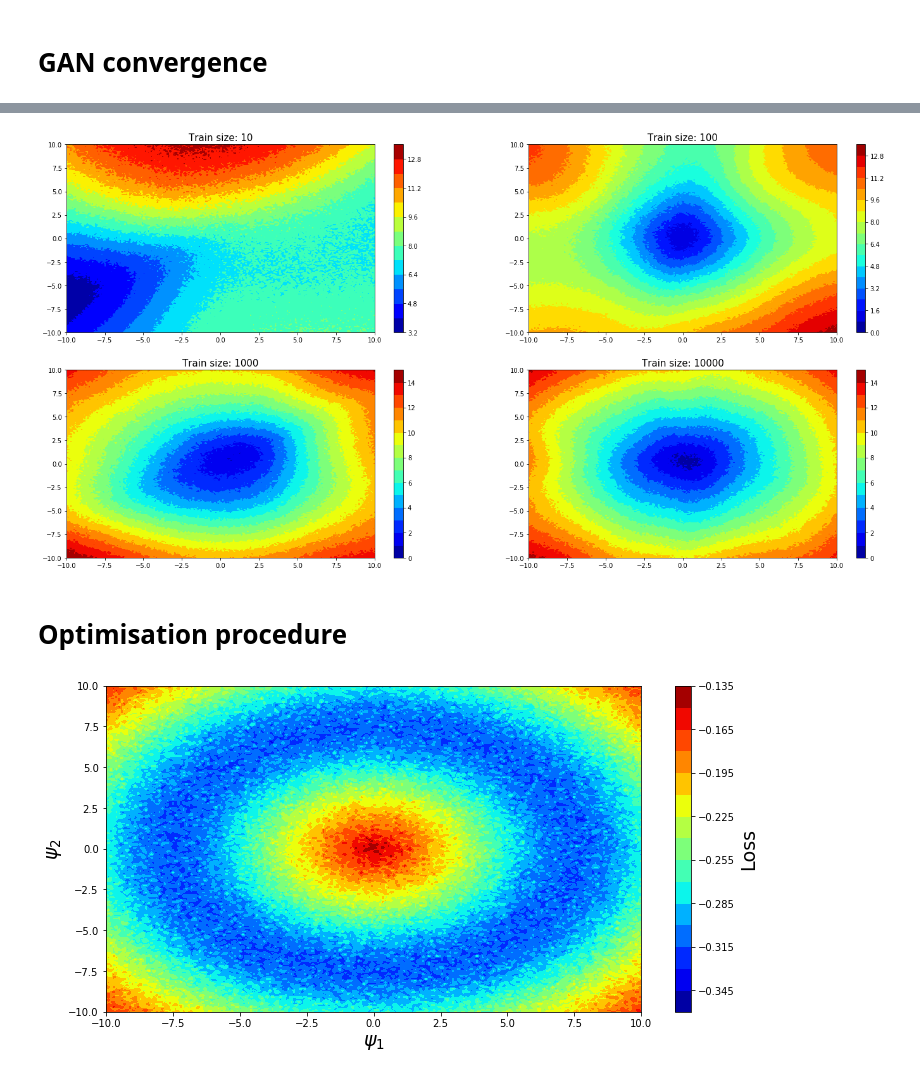
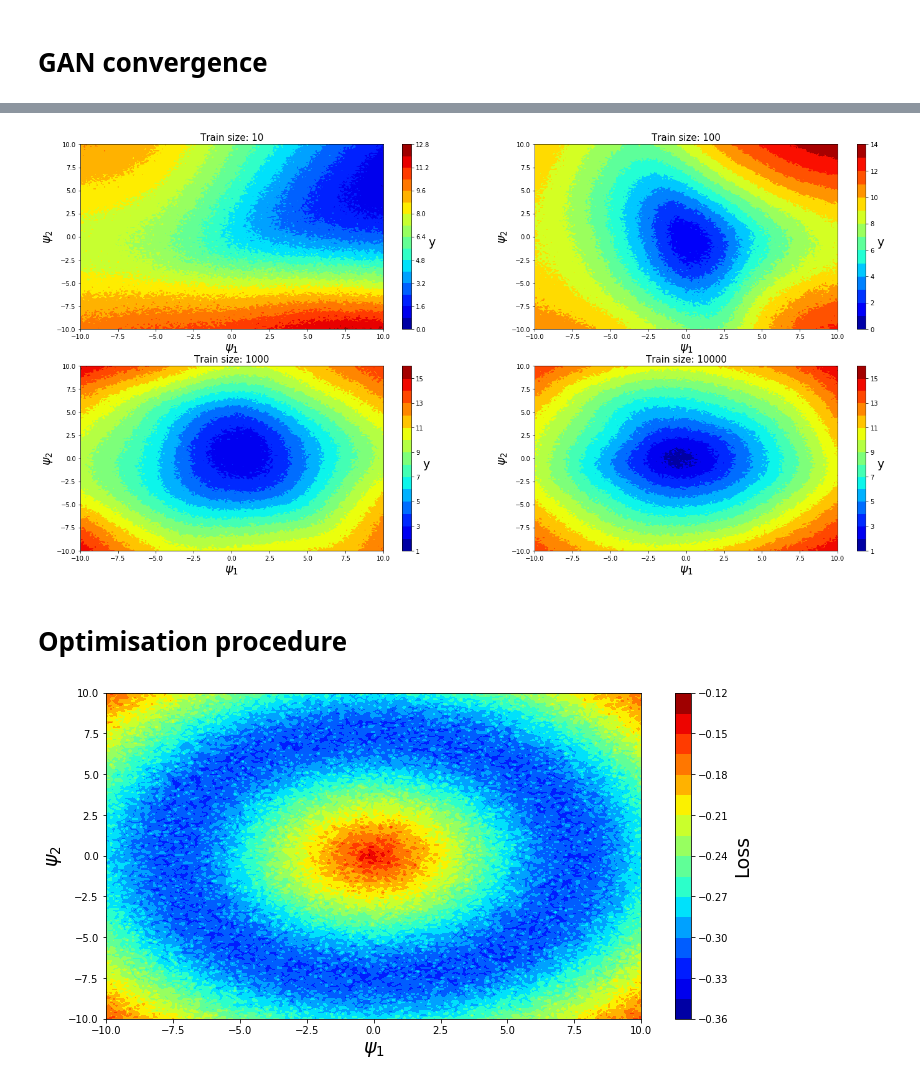
Before and after one commit to SchattenGenie/diff-surrogate, a Jupyter notebook: gan/2d_convergence_study.ipynb, the cells around one changed output, grey strips where cells are left out. Cells and saved outputs as stored; diff of their text form; code cells hidden in the pictures.

```diff
--- a/gan/2d_convergence_study.ipynb
+++ b/gan/2d_convergence_study.ipynb
@@ -41,14 +48,15 @@ def extract_metrics(exp, hyper_params, metrics, mask):
 #mask = list(np.arange(0, 20)) + [50] + [100]
 mask = list(np.arange(1000))
 # %%
-metrics = defaultdict(lambda : defaultdict(list))
-for experiment in comet_api.get("shir994/2d-convergence/"):
-    hyper_params = {}
-    for param in experiment.parameters:
-        hyper_params[param["name"]] = param["valueMin"]
-    if hyper_params['num_epochs'] == '1000' and\
-       hyper_params['TASK'] == '5':
-        extract_metrics(experiment, hyper_params, metrics[hyper_params['data_size'] + "_" + hyper_params['TASK']], mask)
+# metrics = defaultdict(lambda : defaultdict(list))
+# for experiment in comet_api.get("shir994/2d-convergence/"):
+#     hyper_params = {}
+#     for param in experiment.parameters:
+#         hyper_params[param["name"]] = param["valueMin"]
+#     if hyper_params['num_epochs'] == '1000' and\
+#        hyper_params['TASK'] == '5' and\
+#        ['1000_iter', '20size'] == experiment.tags:
+#         extract_metrics(experiment, hyper_params, metrics[hyper_params['data_size'] + "_" + hyper_params['TASK']], mask)
 # %% [markdown]
 # GAN convergence
 # %%
@@ -91,7 +99,8 @@ for exp in comet_api.get("shir994/2d-convergence/"):
     for param in exp.parameters:
         hyper_params[param["name"]] = param["valueMin"]
     if hyper_params['num_epochs'] != '1000' or\
-       hyper_params['TASK'] != '5':
+       hyper_params['TASK'] != '5' or\
+       ['1000_iter', '20size'] != exp.tags:
         continue
 
     TASK = int(hyper_params['TASK'])
@@ -106,9 +115,9 @@ for exp in comet_api.get("shir994/2d-convergence/"):
     import io
 
     asset_id = [exp_a['assetId'] for exp_a in exp.asset_list if exp_a['fileName'] ==
-                f"{hyper_params['data_size']}_999.tar"][0]
+                "980.tar"][0]
     params = exp.get_asset(asset_id)
-    state_dict = torch.load(io.BytesIO(params))
+    state_dict = torch.load(io.BytesIO(params), map_location=device)
     generator.load_state_dict(state_dict['gen_state_dict'])
     generators[hyper_params['data_size'] + "_" + hyper_params['TASK']] = generator
 # %%
@@ -137,12 +146,16 @@ Wall time: 2min 6s
 # %%
 plt.figure(figsize=(24, 12))
 for index, key in enumerate(y_surf):
     plt.subplot(2,2, index + 1)
     plt.contourf(*np.meshgrid(x,y), y_surf[key].reshape(-1, x.shape[0]).T, cmap=my_cmap, levels=15)
     plt.title(f"Train size: {key.split('_')[0]}", fontsize=15)
-    plt.colorbar()
+    cbar = plt.colorbar()
+    plt.xlabel(f"$\psi_1$", fontsize=19)
+    plt.ylabel(f"$\psi_2$", fontsize=19)
+    cbar.set_label('y', rotation=0, fontsize=19)
+plt.savefig("plots/y_surface_as_train.pdf", bbox_inches='tight')
 # %% [output]
-[figure, old version]
+[figure, new version]
 # %% [markdown]
 # Optimisation procedure
 # %%
@@ -157,14 +170,14 @@ samples = y_sampler.condition_sample()
 rs = OptLoss.SigmoidLoss(samples, 5, 10)
 
 #plt.scatter(mu[:,0], mu[:,1], c=rs,  cmap=my_cmap)
-plt.contourf(*np.meshgrid(x,y), rs.reshape(-1, x.shape[0]), cmap=my_cmap, levels=15)
+plt.contourf(*np.meshgrid(x,y), torch.transpose(rs.reshape(-1, x.shape[0]), 1,0), cmap=my_cmap, levels=15)
 
 cbar = plt.colorbar()
 plt.xlabel(f"$\psi_1$", fontsize=19)
 plt.ylabel(f"$\psi_2$", fontsize=19)
 cbar.set_label('Loss', rotation=90, fontsize=19)
 # %% [output]
-[figure, old version]
+[figure, new version]
 # %%
 %%time
 
```
Also changed, not shown: parts of 17 cells of this notebook, 11 other files.
